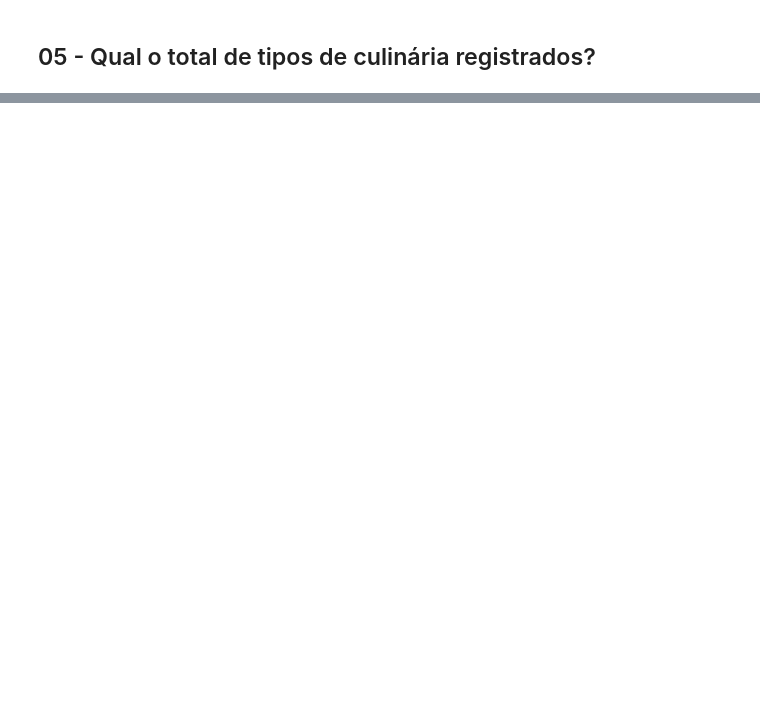
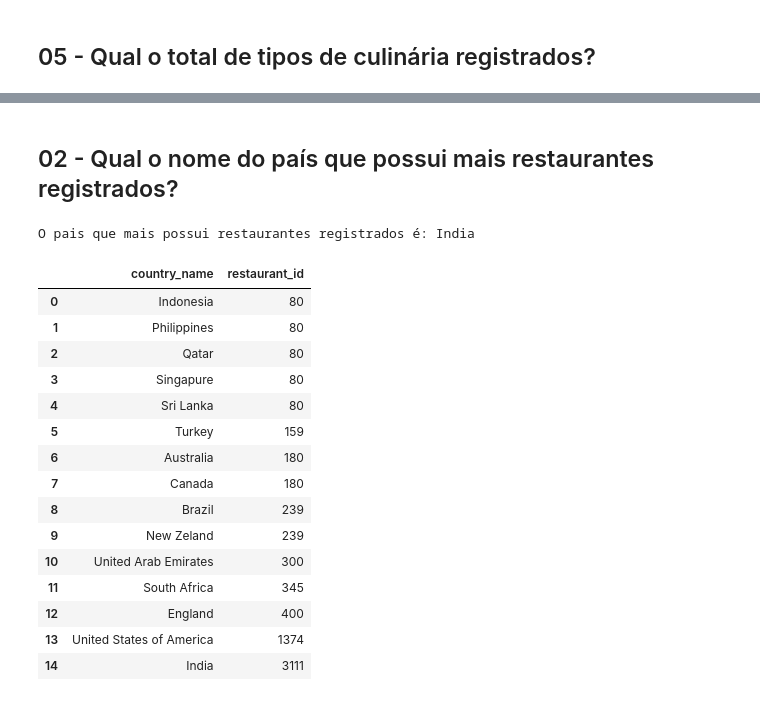
Before and after one commit to LuiMagno/DS_Notebooks, a Jupyter notebook: ComunidadeDS/FTC_Python/Projeto Final/ProjetoFinal - Geral.ipynb, the cells around one changed output, grey strips where cells are left out. Drawn from its saved outputs; the diff is of its cells as text; code cells hidden in the pictures; blank space fills up the shorter version.

```diff
--- a/ComunidadeDS/FTC_Python/Projeto Final/ProjetoFinal - Geral.ipynb
+++ b/ComunidadeDS/FTC_Python/Projeto Final/ProjetoFinal - Geral.ipynb
@@ -80,0 +86,25 @@ Kokoreç
+# %% [markdown]
+## 02 - Qual o nome do país que possui mais restaurantes registrados?
+# %%
+# Valores únicos de restaurantes por países
+restaurantes_por_pais = df.loc[:, ['country_name', 'restaurant_id']].groupby('country_name').nunique().sort_values(by='restaurant_id').reset_index()
+print(f'O pais que mais possui restaurantes registrados é: {restaurantes_por_pais.iloc[-1,0]}')
+restaurantes_por_pais
+# %% [output]
+O pais que mais possui restaurantes registrados é: India
+|  | country_name | restaurant_id |
+| 0 | Indonesia | 80 |
+| 1 | Philippines | 80 |
+| 2 | Qatar | 80 |
+| 3 | Singapure | 80 |
+| 4 | Sri Lanka | 80 |
+| 5 | Turkey | 159 |
+| 6 | Australia | 180 |
+| 7 | Canada | 180 |
+| 8 | Brazil | 239 |
+| 9 | New Zeland | 239 |
+| 10 | United Arab Emirates | 300 |
+| 11 | South Africa | 345 |
+| 12 | England | 400 |
+| 13 | United States of America | 1374 |
+| 14 | India | 3111 |
```
Also changed, not shown: parts of 31 cells of this notebook, 1 other file.
